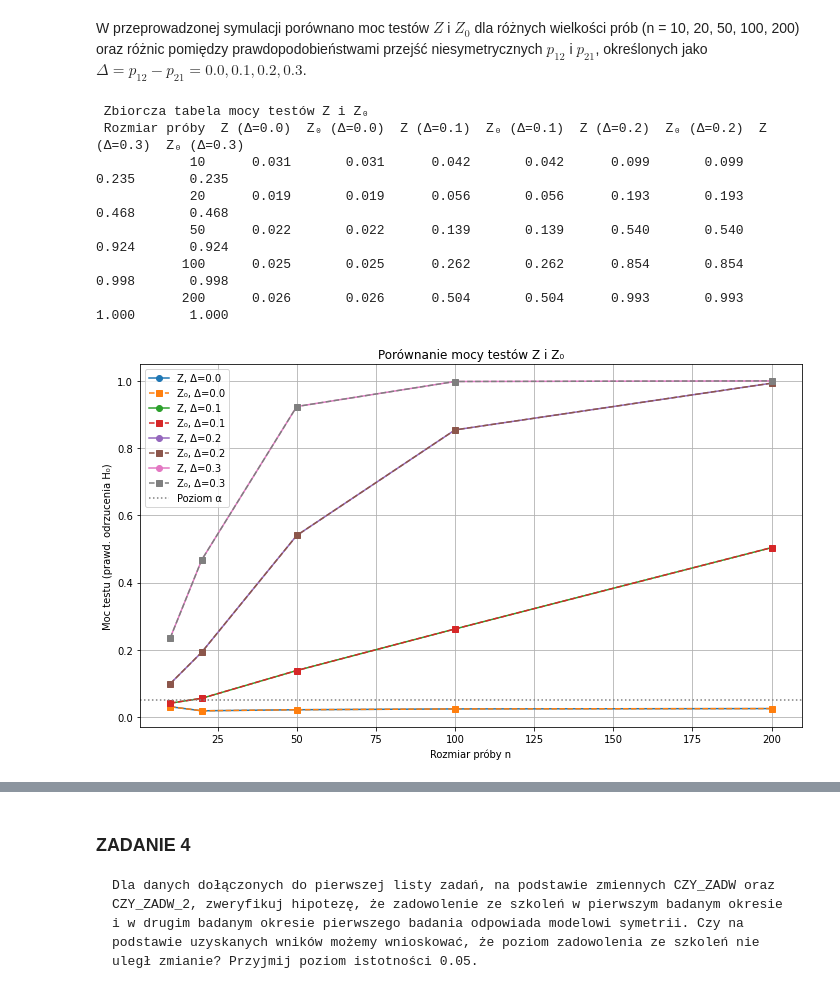
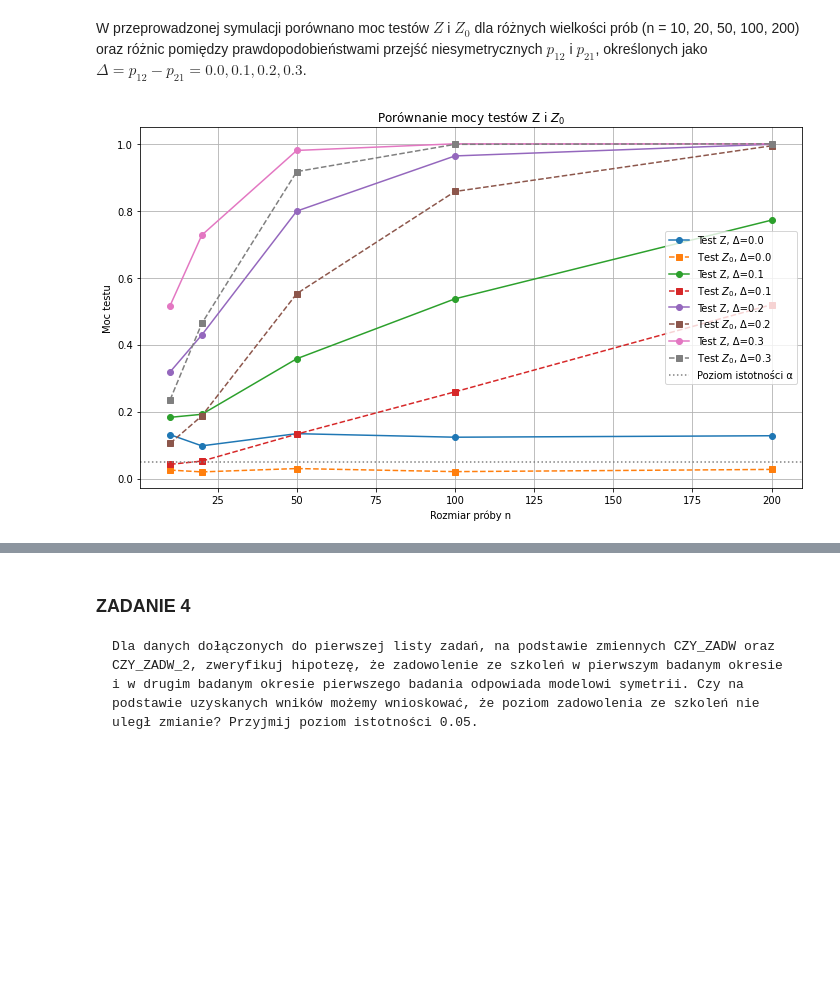
Before and after one commit to Jagaxxx/ADA_raporty, a Jupyter notebook: raport3/raport_l3.ipynb, the cells around one changed output, grey strips where cells are left out. Saved outputs shown, nothing was run; the diff lists cells and outputs as text; code cells hidden in the pictures; blank space fills up the shorter version.

```diff
--- a/raport3/raport_l3.ipynb
+++ b/raport3/raport_l3.ipynb
@@ -243,19 +228,23 @@ $
 # %%
-def test_Z0(y12, y21):
-    D = y12 - y21
-    sigma0 = np.sqrt(y12 + y21)
-    if sigma0 == 0:
+def test_Z0(y12, y21, n):
+    p1_plus = y12 / n
+    p_plus1 = y21 / n
+    D = p1_plus - p_plus1
+
+    var0 = (y12 + y21) / (n ** 2)
+    if var0 <= 0:
         return 1.0
-    Z0 = D / sigma0
+
+    Z0 = D / np.sqrt(var0)
     p_value = 2 * (1 - norm.cdf(abs(Z0)))
     return p_value
 # %% [markdown]
 W przeprowadzonej symulacji porównano moc testów $Z$ i $Z_0$ dla różnych wielkości prób (n = 10, 20, 50, 100, 200) oraz różnic pomiędzy prawdopodobieństwami przejść niesymetrycznych $p_{12}$ i $p_{21}$, określonych jako $\Delta = p_{12} - p_{21} = 0.0, 0.1, 0.2, 0.3$.
 # %%
-n_values = [10, 20, 50, 100, 200]      # różne długości prób
-delta_values = [0.0, 0.1, 0.2, 0.3]    # różnice p12 - p21
-alpha = 0.05                           # poziom istotności
-n_sim = 5000                           # liczba powtórzeń symulacji
+n_values = [10, 20, 50, 100, 200]
+delta_values = [0.0, 0.1, 0.2, 0.3]
+alpha = 0.05
+n_sim = 5000
 
 results_Z = {}
 results_Z0 = {}
@@ -264,56 +253,40 @@ for delta in delta_values:
     power_Z = []
     power_Z0 = []
     for n in tqdm(n_values, desc=f"Delta = {delta}"):
         p12 = 0.25 + delta / 2
         p21 = 0.25 - delta / 2
 
         reject_Z = 0
         reject_Z0 = 0
 
         for _ in range(n_sim):
             y12 = np.random.binomial(n, p12)
             y21 = np.random.binomial(n, p21)
 
-            if test_Z(y12, y21) < alpha:
+            if test_Z(y12, y21, n) < alpha:
                 reject_Z += 1
-            if test_Z0(y12, y21) < alpha:
+            if test_Z0(y12, y21, n) < alpha:
                 reject_Z0 += 1
 
         power_Z.append(reject_Z / n_sim)
         power_Z0.append(reject_Z0 / n_sim)
 
     results_Z[delta] = power_Z
     results_Z0[delta] = power_Z0
 
-combined = pd.DataFrame({"Rozmiar próby": n_values})
+plt.figure(figsize=(10, 6))
 for delta in delta_values:
-    combined[f"Z (Δ={delta})"] = results_Z[delta]
-    combined[f"Z₀ (Δ={delta})"] = results_Z0[delta]
+    plt.plot(n_values, results_Z[delta], marker='o', label=f"Test Z, Δ={delta}")
+    plt.plot(n_values, results_Z0[delta], marker='s', linestyle='--', label=f"Test $Z_0$, Δ={delta}")
 
-print("\n Zbiorcza tabela mocy testów Z i Z₀")
-print(combined.to_string(index=False, float_format="%.3f"))
-
-plt.figure(figsize=(10, 6))
-
-for delta in delta_values:
-    plt.plot(n_values, results_Z[delta], marker='o', label=f"Z, Δ={delta}")
-    plt.plot(n_values, results_Z0[delta], marker='s', linestyle='--', label=f"Z₀, Δ={delta}")
-
-plt.axhline(alpha, color='gray', linestyle=':', label="Poziom α")
-plt.title("Porównanie mocy testów Z i Z₀")
+plt.axhline(alpha, color='gray', linestyle=':', label="Poziom istotności α")
+plt.title("Porównanie mocy testów Z i $Z_0$")
 plt.xlabel("Rozmiar próby n")
-plt.ylabel("Moc testu (prawd. odrzucenia H₀)")
+plt.ylabel("Moc testu")
 plt.legend()
 plt.grid(True)
 plt.tight_layout()
 plt.show()
 # %% [output]
- Zbiorcza tabela mocy testów Z i Z₀
- Rozmiar próby  Z (Δ=0.0)  Z₀ (Δ=0.0)  Z (Δ=0.1)  Z₀ (Δ=0.1)  Z (Δ=0.2)  Z₀ (Δ=0.2)  Z (Δ=0.3)  Z₀ (Δ=0.3)
-            10      0.031       0.031      0.042       0.042      0.099       0.099      0.235       0.235
-            20      0.019       0.019      0.056       0.056      0.193       0.193      0.468       0.468
-            50      0.022       0.022      0.139       0.139      0.540       0.540      0.924       0.924
-           100      0.025       0.025      0.262       0.262      0.854       0.854      0.998       0.998
-           200      0.026       0.026      0.504       0.504      0.993       0.993      1.000       1.000
-[figure, old version]
+[figure, new version]
 # %% [markdown]
```
Also changed, not shown: parts of 10 cells of this notebook.
